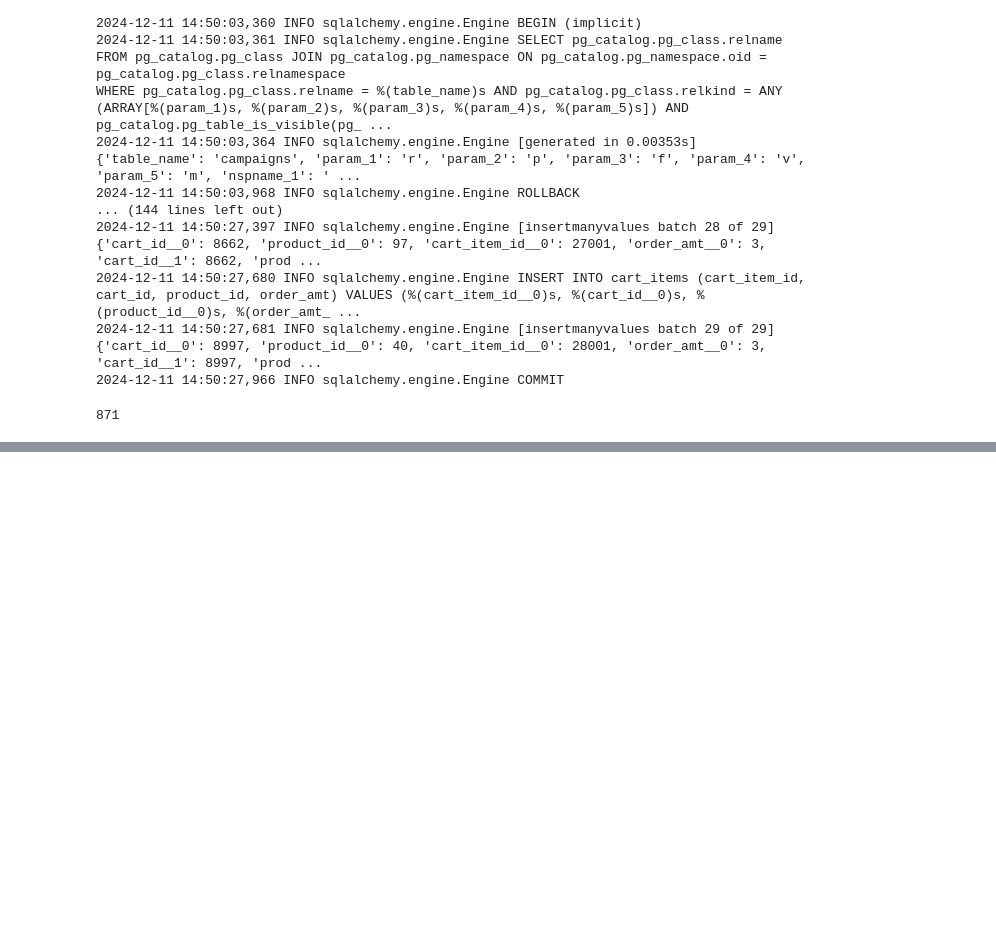
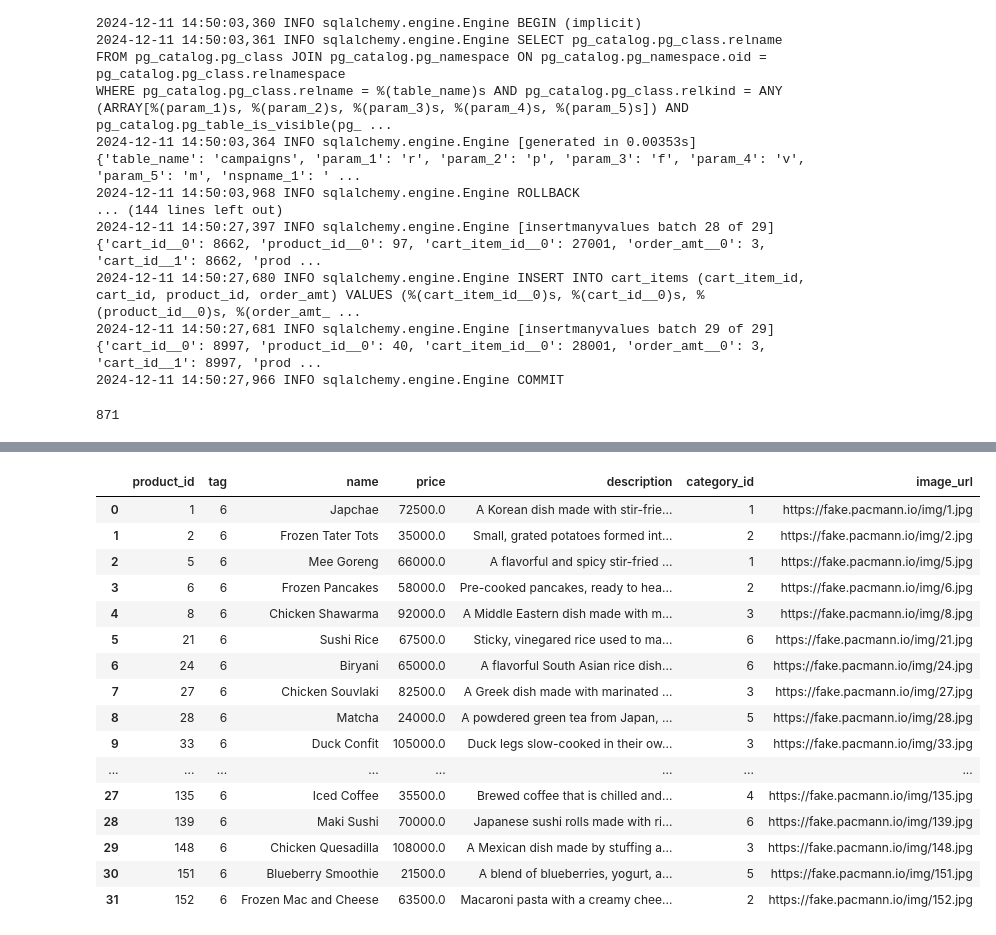
Before and after one commit to suwangsa/ecommerce-data-integration, a Jupyter notebook: default.ipynb, the cells around one changed output, grey strips where cells are left out. Drawn from its saved outputs; the diff is of its cells as text; code cells hidden in the pictures; blank space fills up the shorter version.

Commit message:
Update 13-12-24
adding simple recommender system based on product_id

```diff
--- a/default.ipynb
+++ b/default.ipynb
@@ -429,0 +411,33 @@ table_products
+# %%
+import pandas as pd
+import psycopg2
+import sqlalchemy
+from sqlalchemy import create_engine
+import numpy as np
+import seaborn as sns
+import pathlib
+
+
+cred = {
+    'host': 'ep-square-pond-a5h66kcl.us-east-2.aws.neon.tech',
+    'user': 'neondb_owner',
+    'pass': 'Kd2w6OvIiUtr',
+    'db': 'neondb',
+    'port': 5432
+}
+
+
+
+uri = f"postgresql://{cred['user']}:{cred['pass']}\
+@{cred['host']}:{cred['port']}/{cred['db']}"
+
+conn = create_engine(uri,echo=True)
+
+df_customers = pd.read_sql_table(table_name = 'customers',con = conn.connect())
+df_carts = pd.read_sql_table(table_name = 'carts',con = conn.connect())
+df_cartitems = pd.read_sql_table(table_name = 'cart_items',con = conn.connect())
+df_products = pd.read_sql_table(table_name = 'products',con = conn.connect())
+df_campaign = pd.read_sql_table(table_name = 'campaigns',con = conn.connect())
+df_campaign_items = pd.read_sql_table(table_name = 'campaign_items',con = conn.connect())
+df_categories = pd.read_sql_table(table_name = 'categories' ,con = conn.connect())
+df_tags = pd.read_sql_table(table_name = 'tags',con = conn.connect())
@@ -429,0 +565,25 @@ table_products
+# %%
+# produk dengan jumlah tag terbanyak
+max_tag = df_tags.product_id.value_counts().max()
+# df_tags['product_id']==
+tag_count = df_tags.groupby('product_id')['tag'].count().reset_index()
+
+pd.merge(tag_count[tag_count['tag']==max_tag],df_products,on='product_id',how='left')
+# %% [output]
+|  | product_id | tag | name | price | description | category_id | image_url |
+| 0 | 1 | 6 | Japchae | 72500.0 | A Korean dish made with stir-frie... | 1 | https://fake.pacmann.io/img/1.jpg |
+| 1 | 2 | 6 | Frozen Tater Tots | 35000.0 | Small, grated potatoes formed int... | 2 | https://fake.pacmann.io/img/2.jpg |
+| 2 | 5 | 6 | Mee Goreng | 66000.0 | A flavorful and spicy stir-fried ... | 1 | https://fake.pacmann.io/img/5.jpg |
+| 3 | 6 | 6 | Frozen Pancakes | 58000.0 | Pre-cooked pancakes, ready to hea... | 2 | https://fake.pacmann.io/img/6.jpg |
+| 4 | 8 | 6 | Chicken Shawarma | 92000.0 | A Middle Eastern dish made with m... | 3 | https://fake.pacmann.io/img/8.jpg |
+| 5 | 21 | 6 | Sushi Rice | 67500.0 | Sticky, vinegared rice used to ma... | 6 | https://fake.pacmann.io/img/21.jpg |
+| 6 | 24 | 6 | Biryani | 65000.0 | A flavorful South Asian rice dish... | 6 | https://fake.pacmann.io/img/24.jpg |
+| 7 | 27 | 6 | Chicken Souvlaki | 82500.0 | A Greek dish made with marinated ... | 3 | https://fake.pacmann.io/img/27.jpg |
+| 8 | 28 | 6 | Matcha | 24000.0 | A powdered green tea from Japan, ... | 5 | https://fake.pacmann.io/img/28.jpg |
+| 9 | 33 | 6 | Duck Confit | 105000.0 | Duck legs slow-cooked in their ow... | 3 | https://fake.pacmann.io/img/33.jpg |
+| ... | ... | ... | ... | ... | ... | ... | ... |
+| 27 | 135 | 6 | Iced Coffee | 35500.0 | Brewed coffee that is chilled and... | 4 | https://fake.pacmann.io/img/135.jpg |
+| 28 | 139 | 6 | Maki Sushi | 70000.0 | Japanese sushi rolls made with ri... | 6 | https://fake.pacmann.io/img/139.jpg |
+| 29 | 148 | 6 | Chicken Quesadilla | 108000.0 | A Mexican dish made by stuffing a... | 3 | https://fake.pacmann.io/img/148.jpg |
+| 30 | 151 | 6 | Blueberry Smoothie | 21500.0 | A blend of blueberries, yogurt, a... | 5 | https://fake.pacmann.io/img/151.jpg |
+| 31 | 152 | 6 | Frozen Mac and Cheese | 63500.0 | Macaroni pasta with a creamy chee... | 2 | https://fake.pacmann.io/img/152.jpg |
```
Also changed, not shown: parts of 30 cells of this notebook, 5 other files.
